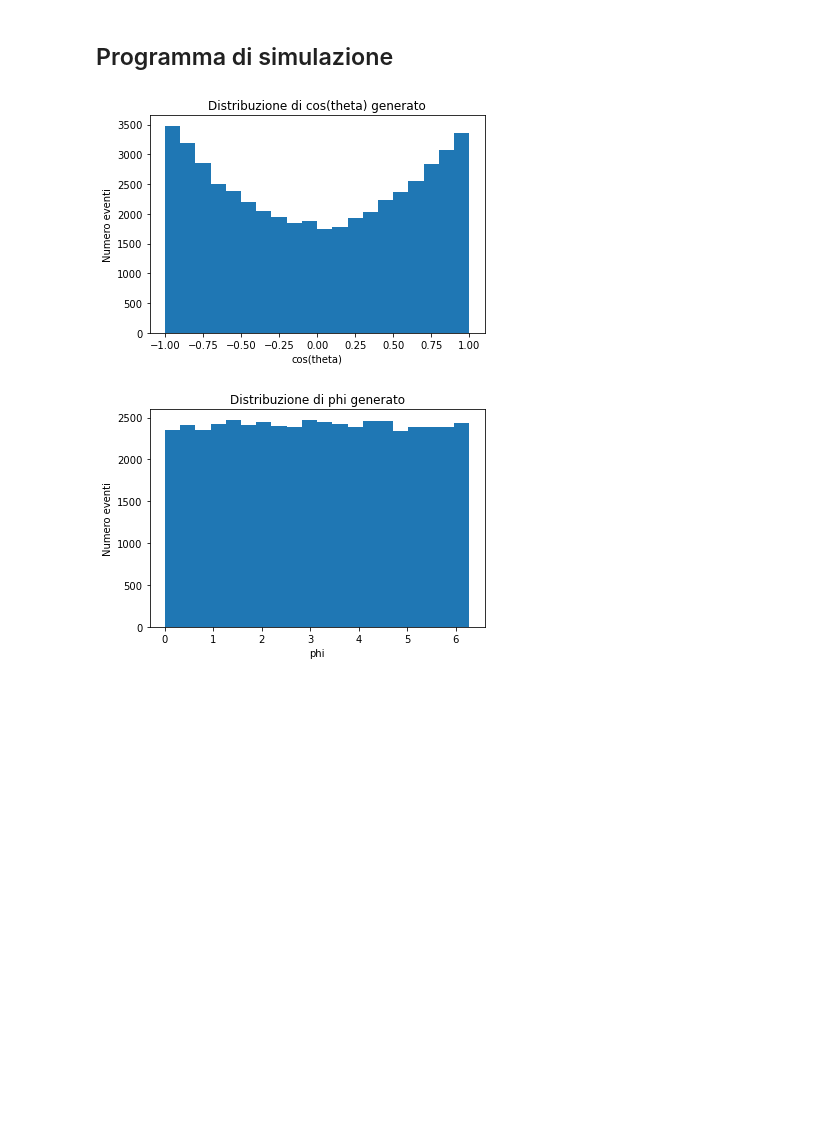
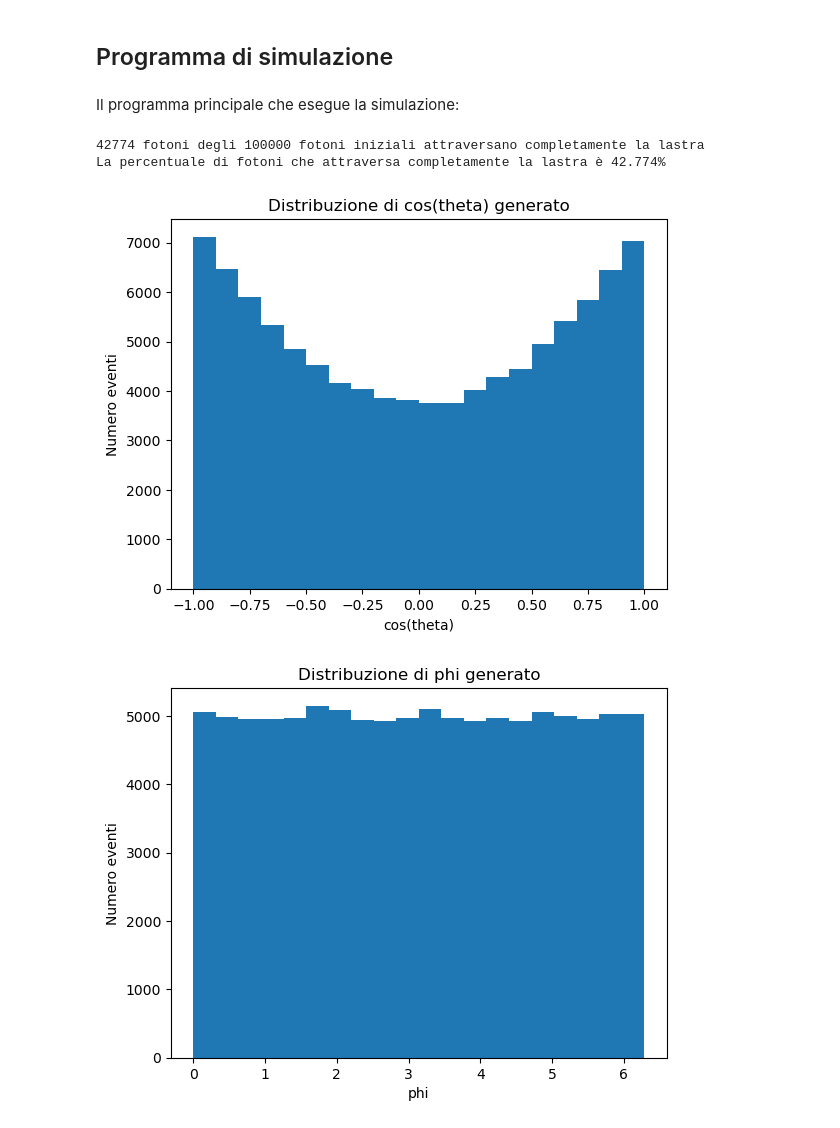
Before and after one commit to mainaezio/TIF_2025_Introduction_to_Python, a Jupyter notebook: ipynb/Simulazione_MonteCarlo.ipynb, the cells around one changed output. Cells and saved outputs as stored; diff of their text form; code cells hidden in the pictures; blank space fills up the shorter version.

```diff
--- a/ipynb/Simulazione_MonteCarlo.ipynb
+++ b/ipynb/Simulazione_MonteCarlo.ipynb
@@ -76,10 +76,12 @@ import numpy as np
 
 def new_step(beta):
     '''
-    Generates randomly a distance and two angles:
-    beta is the parameter in P(d)=exp(-d/beta)/beta;
-    the distribution in cos(theta) is f=3/8*(1+cos(theta)**2));
-    the distribution for phi is uniform in (0,2*pi).
+    Generates random distance and two angles:
+    beta is the attenuation length. Over one attenuation length, the
+    number of photons in the beam decreases by 1/e.
+    It is the only parameter in P(d)=exp(-d/beta)/beta;
+    The distribution in cos(theta) is f=3/8*(1+cos(theta)**2));
+    The distribution for phi is uniform in (0,2*pi).
     '''
     d=np.array([0,0,np.random.exponential(beta)])
     ctheta=generate_f(f_Thomson,-1,1,0.75)
@@ -304,21 +310,31 @@ def MC_gamma(ngamma,zmax,lam,nbin):
 
     return nout,dist
+# %% [markdown]
+Il programma principale che esegue la simulazione:
 # %%
-ngamma=10000
+ngamma=100000
 zmax=5
 lam=2
 nbin=20
+do_plot=True
+nout,dist=MC_gamma(ngamma,zmax,lam,nbin,do_test=do_plot)
 
-nout,dist=MC_gamma(ngamma,zmax,lam,nbin)
+# Output
+print(f"\n{nout} fotoni degli {ngamma} fotoni iniziali attraversano completamente la lastra")
+percent = nout/ngamma*100
+print(f"La percentuale di fotoni che attraversa completamente la lastra è {percent}%\n")
 
 # Plot
 nb =20
-xrange=(-1,1)
+xrange=(0,1)
 fig, ax = plt.subplots(figsize=(11,8))
 ax.set_title('Distribuzione finale di cos(theta) dei fotoni')
 ax.set_xlabel('cos(theta)')
 ax.set_ylabel('Numero eventi')
-nevent, bins, patches = ax.hist(dist, nb, range=xrange)
+# Solo nout fotoni avranno attraversato completamente la lastra
+nevent, bins, patches = ax.hist(dist[:nout], nb, range=xrange)
 # %% [output]
+42774 fotoni degli 100000 fotoni iniziali attraversano completamente la lastra
+La percentuale di fotoni che attraversa completamente la lastra è 42.774%
-[figure, old version]
+[figure, new version]
-[figure, old version]
+[figure, new version]
```
Also changed, not shown: parts of 5 cells of this notebook.
